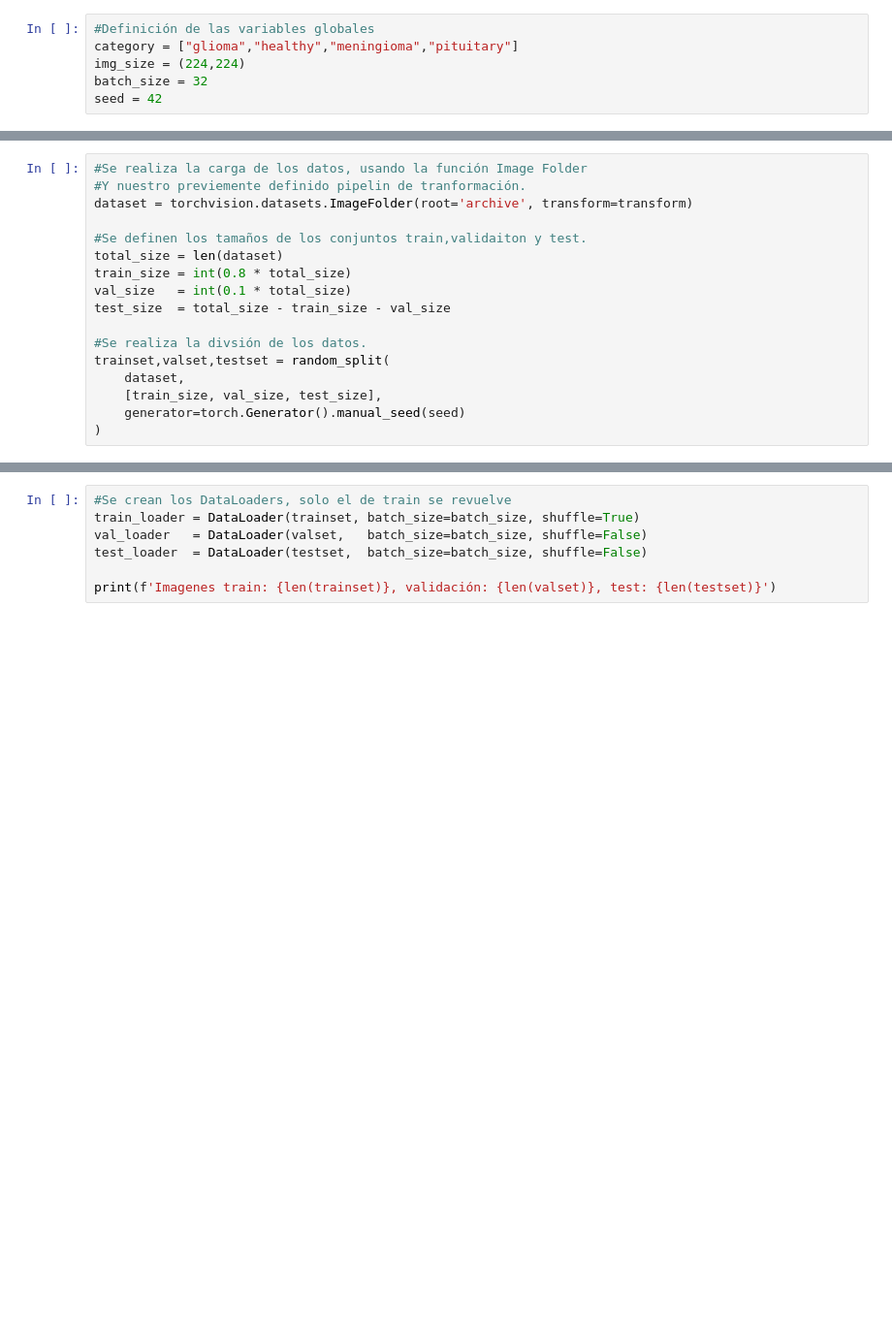
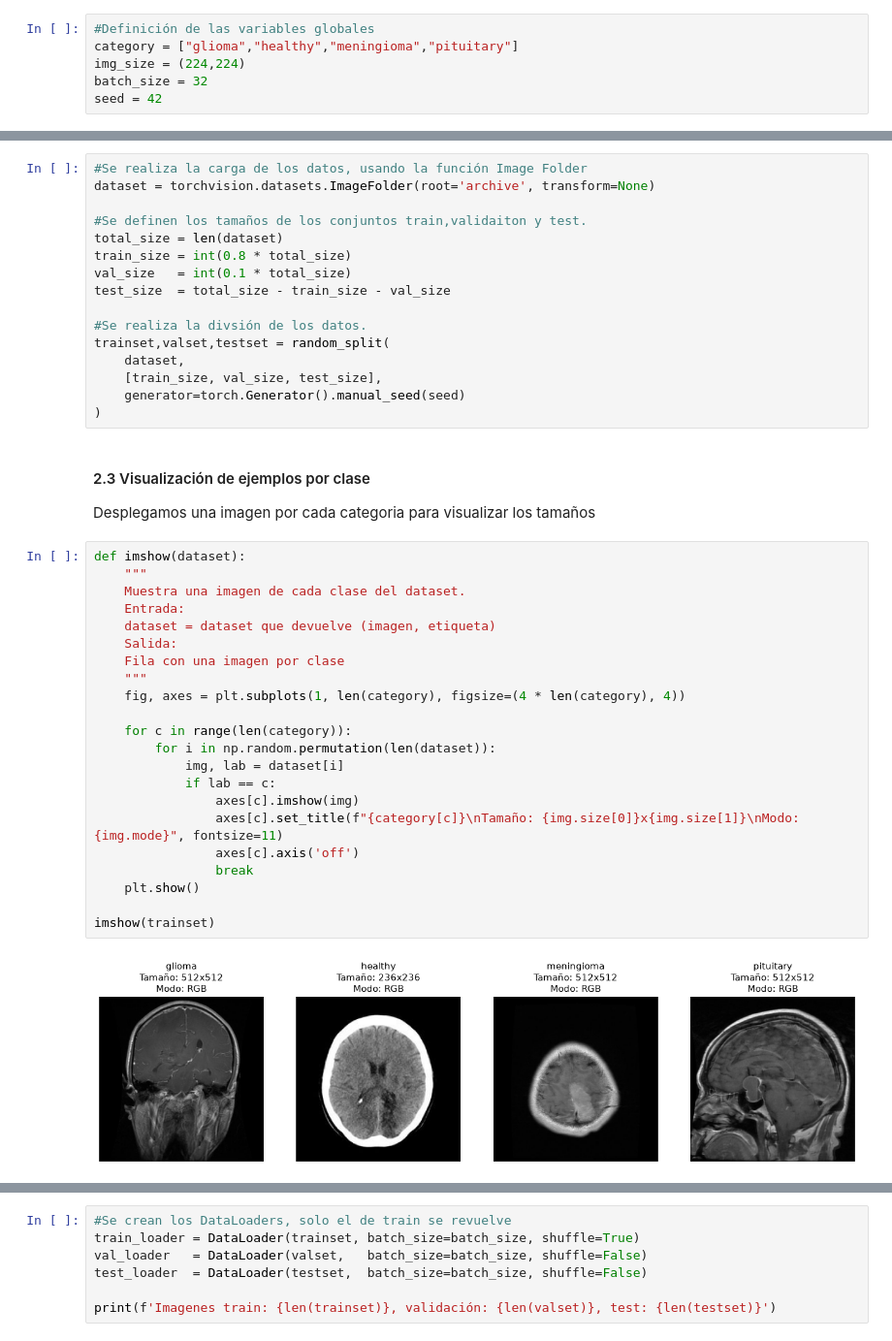
Before and after one commit to IoshuaCastillejos/Notebooks_AI, a Jupyter notebook: Microproyecto_1v_3.ipynb, the cells around one changed output, grey strips where cells are left out. Shown at 97% size. Cells and saved outputs as stored; diff of their text form; blank space fills up the shorter version.

```diff
--- a/Microproyecto_1v_3.ipynb
+++ b/Microproyecto_1v_3.ipynb
@@ -99,7 +84,6 @@ transform = transforms.Compose([
 # %%
 #Se realiza la carga de los datos, usando la función Image Folder
-#Y nuestro previemente definido pipelin de tranformación.
-dataset = torchvision.datasets.ImageFolder(root='archive', transform=transform)
+dataset = torchvision.datasets.ImageFolder(root='archive', transform=None)
 
 #Se definen los tamaños de los conjuntos train,validaiton y test.
 total_size = len(dataset)
@@ -113,3 +97,31 @@ trainset,valset,testset = random_split(
     [train_size, val_size, test_size],
     generator=torch.Generator().manual_seed(seed)
 )
+# %% [markdown]
+#### 2.3 Visualización de ejemplos por clase
+
+Desplegamos una imagen por cada categoria para visualizar los tamaños
+# %%
+def imshow(dataset):
+    """
+    Muestra una imagen de cada clase del dataset.
+    Entrada:
+    dataset = dataset que devuelve (imagen, etiqueta)
+    Salida:
+    Fila con una imagen por clase
+    """
+    fig, axes = plt.subplots(1, len(category), figsize=(4 * len(category), 4))
+
+    for c in range(len(category)):
+        for i in np.random.permutation(len(dataset)):
+            img, lab = dataset[i]
+            if lab == c:
+                axes[c].imshow(img)
+                axes[c].set_title(f"{category[c]}\nTamaño: {img.size[0]}x{img.size[1]}\nModo: {img.mode}", fontsize=11)
+                axes[c].axis('off')
+                break
+    plt.show()
+
+imshow(trainset)
+# %% [output]
+[figure, added]
```
Also changed, not shown: parts of 31 cells of this notebook.
